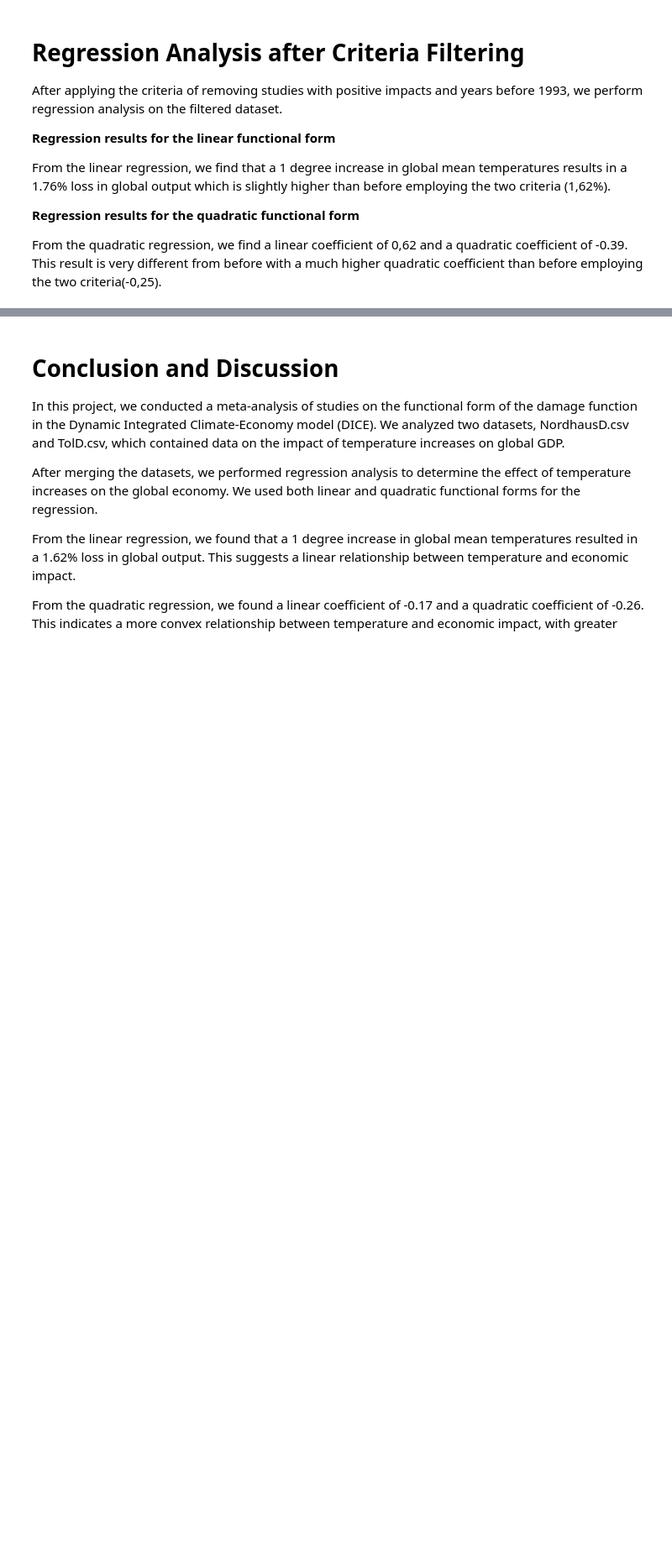
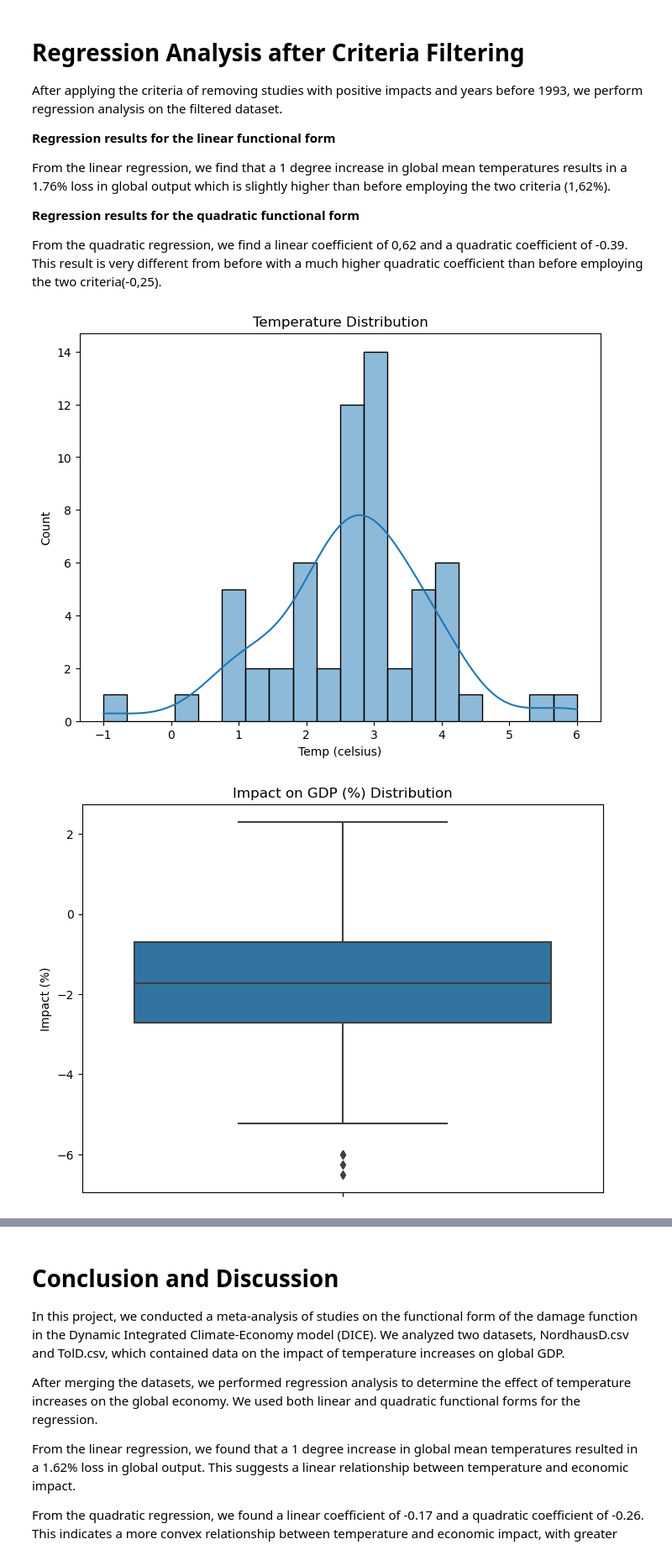
Before and after one commit to NumEconCopenhagen/projects-2024-carl-emil-nicholas-og-christian, a Jupyter notebook: dataproject/dataproject.ipynb, the cells around one changed output, grey strips where cells are left out. Shown: that part at 84% size. Cells and saved outputs as stored; diff of their text form; code cells hidden in the pictures; blank space fills up the shorter version.

```diff
--- a/dataproject/dataproject.ipynb
+++ b/dataproject/dataproject.ipynb
@@ -324,3 +342,27 @@ From the linear regression, we find that a 1 degree increase in global mean temp
 **Regression results for the quadratic functional form**
 
 From the quadratic regression, we find a linear coefficient of 0,62 and a quadratic coefficient of -0.39. This result is very different from before with a much higher quadratic coefficient than before employing the two criteria(-0,25).
+# %%
+# Handling missing values
+Total_data_set_sorted = Total_data_set_sorted.dropna()
+
+# Removing outliers
+Q1 = Total_data_set_sorted['Impact (%)'].quantile(0.25)
+Q3 = Total_data_set_sorted['Impact (%)'].quantile(0.75)
+IQR = Q3 - Q1
+Total_data_set_sorted = Total_data_set_sorted[~((Total_data_set_sorted['Impact (%)'] < (Q1 - 1.5 * IQR)) | (Total_data_set_sorted['Impact (%)'] > (Q3 + 1.5 * IQR)))]
+# %%
+# Histogram
+plt.figure(figsize=(8, 6))
+sns.histplot(Total_data_set_sorted['Temp (celsius)'], bins=20, kde=True)
+plt.title('Temperature Distribution')
+plt.show()
+
+# Box Plot
+plt.figure(figsize=(8, 6))
+sns.boxplot(y=Total_data_set_sorted['Impact (%)'])
+plt.title('Impact on GDP (%) Distribution')
+plt.show()
+# %% [output]
+[figure, added]
+[figure, added]
```
Also changed, not shown: parts of 10 cells of this notebook, 1 other file.
